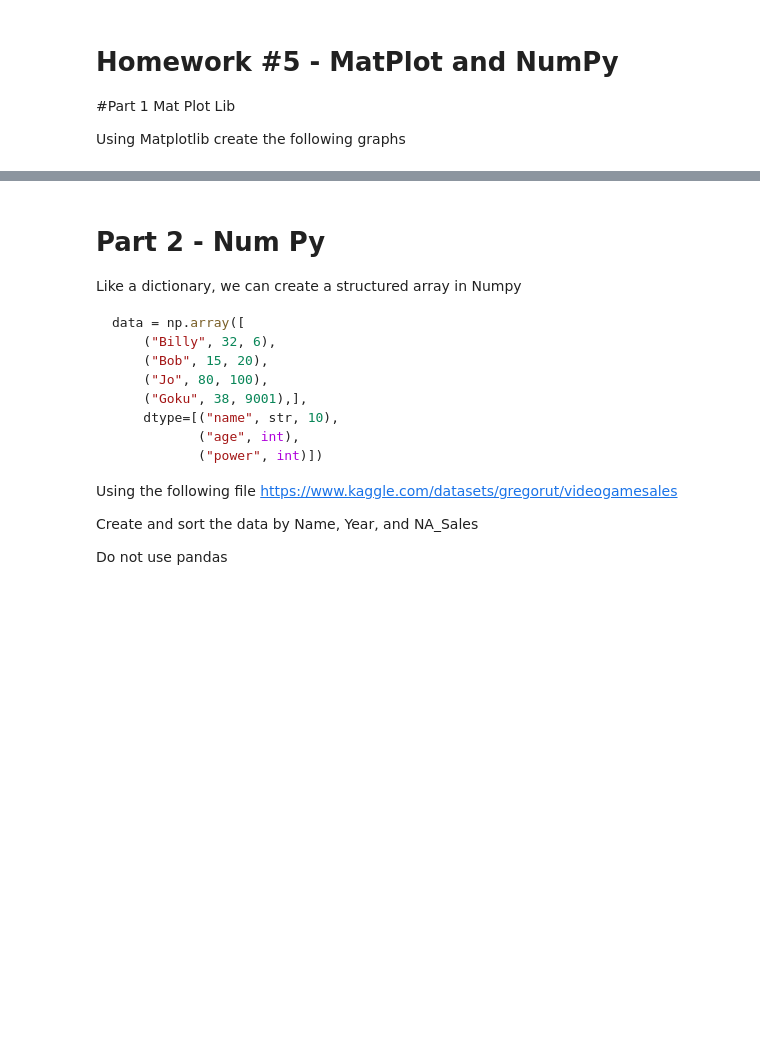
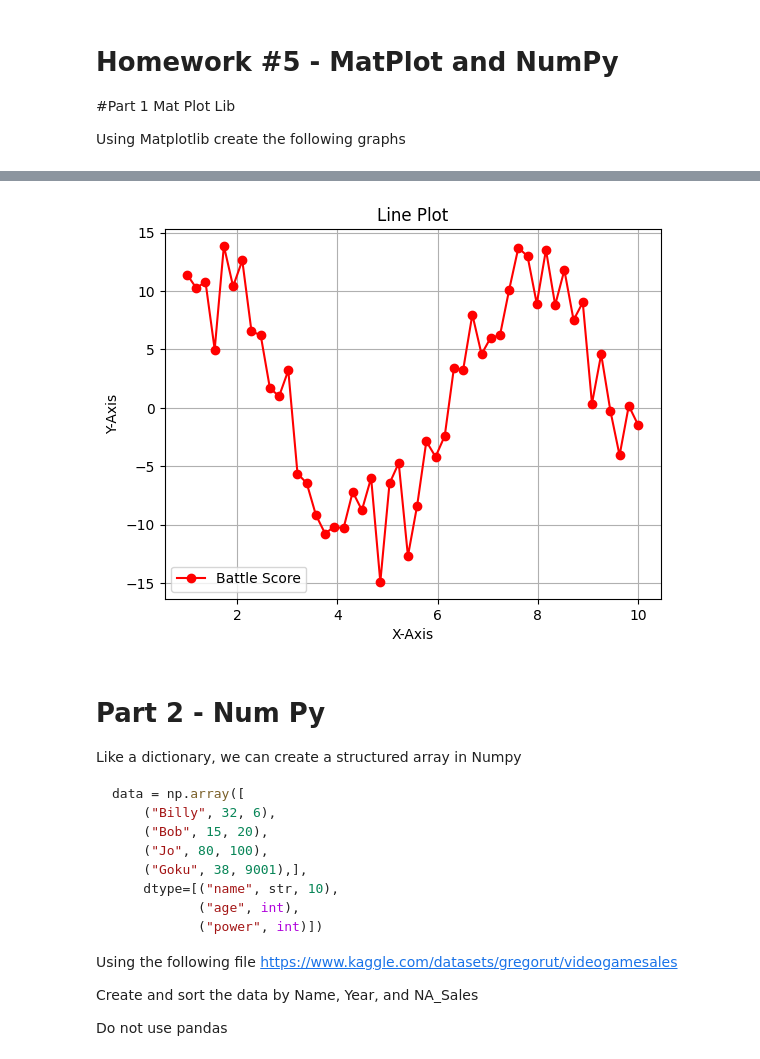
Before and after one commit to ETE4990-S25/homeworkfolder-Jayden-gif-dev, a Jupyter notebook: Homework/Homework_05/Homework05- MatPlot_NumPy.ipynb, the cells around one changed output, grey strips where cells are left out. Cells and saved outputs as stored; diff of their text form; code cells hidden in the pictures; blank space fills up the shorter version.

Commit message:
Finished the line plot

```diff
--- a/Homework/Homework_05/Homework05- MatPlot_NumPy.ipynb
+++ b/Homework/Homework_05/Homework05- MatPlot_NumPy.ipynb
@@ -30,5 +32,15 @@ plt.show()
 # %%
 # Line Plot
+plt.figure()
+plt.plot(x, y, marker='o', linestyle='-', color='red', label='Battle Score')
+plt.title('Line Plot')
+plt.xlabel('X-Axis')
+plt.ylabel('Y-Axis')
+plt.legend()
+plt.grid(True)
+plt.show()
+# %% [output]
+[figure, added]
 # %%
 # Scatter Plot
 # %%
```
Also changed, not shown: parts of 1 cell of this notebook.
